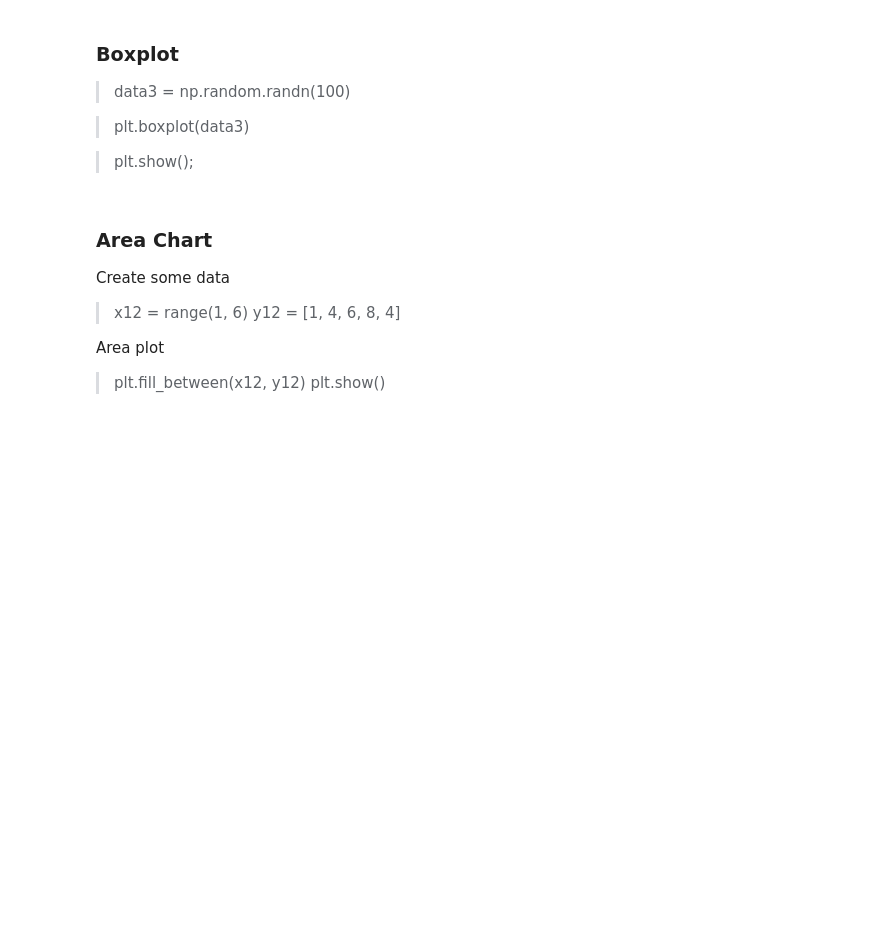
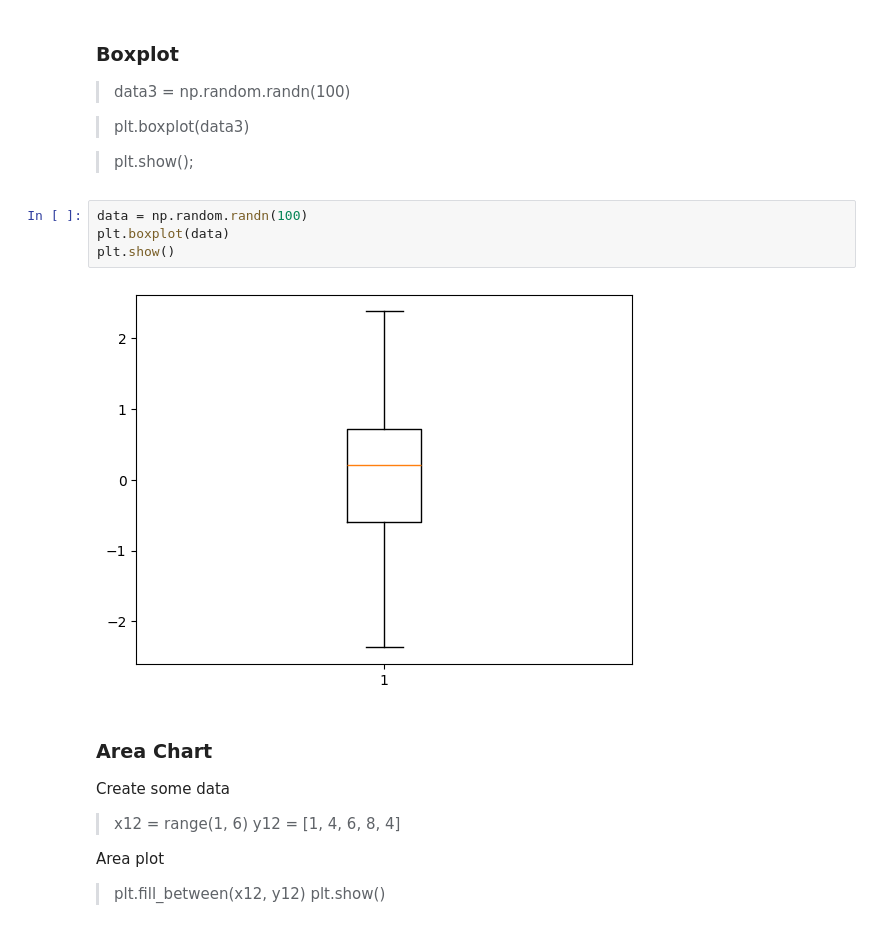
Before and after one commit to FlavioC30/PracticasSisDInfII, a Jupyter notebook: 03_Matplotlib.ipynb, the cells around one changed output. Drawn from its saved outputs; the diff is of its cells as text; blank space fills up the shorter version.

```diff
--- a/03_Matplotlib.ipynb
+++ b/03_Matplotlib.ipynb
@@ -402,6 +402,12 @@ plt.show()
 > plt.boxplot(data3)
 
 > plt.show();
+# %%
+data = np.random.randn(100)
+plt.boxplot(data)
+plt.show()
+# %% [output]
+[figure, added]
 # %% [markdown]
 ### Area Chart
 
```
Also changed, not shown: parts of 5 cells of this notebook.
